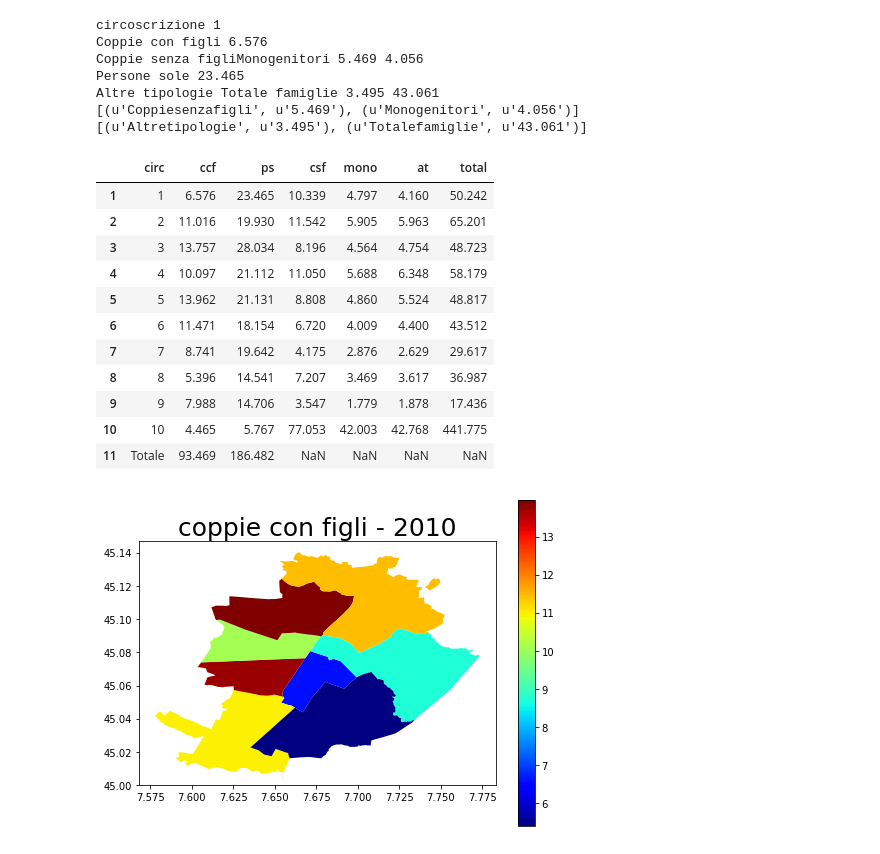
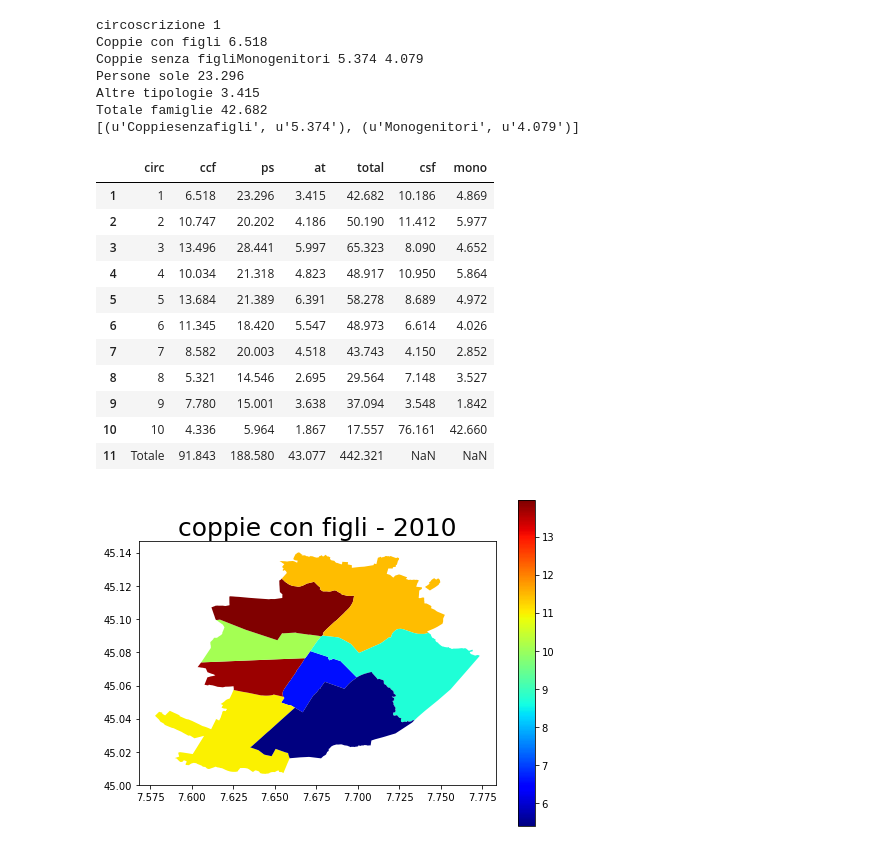
Before and after one commit to EArtiges/Lagrange_Progetto, a Jupyter notebook: typologies_families.ipynb, the cells around one changed output. Drawn from its saved outputs; the diff is of its cells as text; code cells hidden in the pictures.

```diff
--- a/typologies_families.ipynb
+++ b/typologies_families.ipynb
@@ -31,45 +38,45 @@ def word_to_index(h):
     return H
 # %%
 #For years up to 2011
-year=2010
+year=2011
 df=read_pdf('typo_famiglie/D1{}.pdf'.format(year))
 header=df.iloc[0]
 df=df[1:]
 df.rename(columns=header,inplace=True)
 for a,i in enumerate(df.iloc[0]):
     print df.columns[a],i
 
 for a,i in enumerate(df.iloc[0]):
     if len(i.split(' '))!=1:
         print zip(re.findall('[A-Z][a-z]*',header[a].replace(' ', '')),i.split(' '))
         df=df.join(pd.DataFrame(df[header[a]].str.split(' ',1).tolist(),
                                    columns = re.findall('[A-Z][a-z]*',header[a].replace(' ', ''))))
         df=df.drop(header[a],axis=1)
 
 header=[t.replace(' ','') for t in df.columns]
 header=word_to_index(header)
 df.columns=header
 df
 # %% [output]
 circoscrizione 1
-Coppie con figli 6.576
-Coppie senza figliMonogenitori 5.469 4.056
-Persone sole 23.465
-Altre tipologie Totale famiglie 3.495 43.061
-[(u'Coppiesenzafigli', u'5.469'), (u'Monogenitori', u'4.056')]
-[(u'Altretipologie', u'3.495'), (u'Totalefamiglie', u'43.061')]
+Coppie con figli 6.518
+Coppie senza figliMonogenitori 5.374 4.079
+Persone sole 23.296
+Altre tipologie 3.415
+Totale famiglie 42.682
+[(u'Coppiesenzafigli', u'5.374'), (u'Monogenitori', u'4.079')]
-|  | circ | ccf | ps | csf | mono | at | total |
-| 1 | 1 | 6.576 | 23.465 | 10.339 | 4.797 | 4.160 | 50.242 |
-| 2 | 2 | 11.016 | 19.930 | 11.542 | 5.905 | 5.963 | 65.201 |
-| 3 | 3 | 13.757 | 28.034 | 8.196 | 4.564 | 4.754 | 48.723 |
-| 4 | 4 | 10.097 | 21.112 | 11.050 | 5.688 | 6.348 | 58.179 |
-| 5 | 5 | 13.962 | 21.131 | 8.808 | 4.860 | 5.524 | 48.817 |
-| 6 | 6 | 11.471 | 18.154 | 6.720 | 4.009 | 4.400 | 43.512 |
-| 7 | 7 | 8.741 | 19.642 | 4.175 | 2.876 | 2.629 | 29.617 |
-| 8 | 8 | 5.396 | 14.541 | 7.207 | 3.469 | 3.617 | 36.987 |
-| 9 | 9 | 7.988 | 14.706 | 3.547 | 1.779 | 1.878 | 17.436 |
-| 10 | 10 | 4.465 | 5.767 | 77.053 | 42.003 | 42.768 | 441.775 |
-| 11 | Totale | 93.469 | 186.482 | NaN | NaN | NaN | NaN |
+|  | circ | ccf | ps | at | total | csf | mono |
+| 1 | 1 | 6.518 | 23.296 | 3.415 | 42.682 | 10.186 | 4.869 |
+| 2 | 2 | 10.747 | 20.202 | 4.186 | 50.190 | 11.412 | 5.977 |
+| 3 | 3 | 13.496 | 28.441 | 5.997 | 65.323 | 8.090 | 4.652 |
+| 4 | 4 | 10.034 | 21.318 | 4.823 | 48.917 | 10.950 | 5.864 |
+| 5 | 5 | 13.684 | 21.389 | 6.391 | 58.278 | 8.689 | 4.972 |
+| 6 | 6 | 11.345 | 18.420 | 5.547 | 48.973 | 6.614 | 4.026 |
+| 7 | 7 | 8.582 | 20.003 | 4.518 | 43.743 | 4.150 | 2.852 |
+| 8 | 8 | 5.321 | 14.546 | 2.695 | 29.564 | 7.148 | 3.527 |
+| 9 | 9 | 7.780 | 15.001 | 3.638 | 37.094 | 3.548 | 1.842 |
+| 10 | 10 | 4.336 | 5.964 | 1.867 | 17.557 | 76.161 | 42.660 |
+| 11 | Totale | 91.843 | 188.580 | 43.077 | 442.321 | NaN | NaN |
 # %%
 df_plot=geopandas.GeoDataFrame(df.drop(11).applymap(float))
 df_circ = geopandas.read_file('circoscrizioni_geo/circoscrizioni_geo.shx')
```
Also changed, not shown: parts of 12 cells of this notebook, 31 other files.
